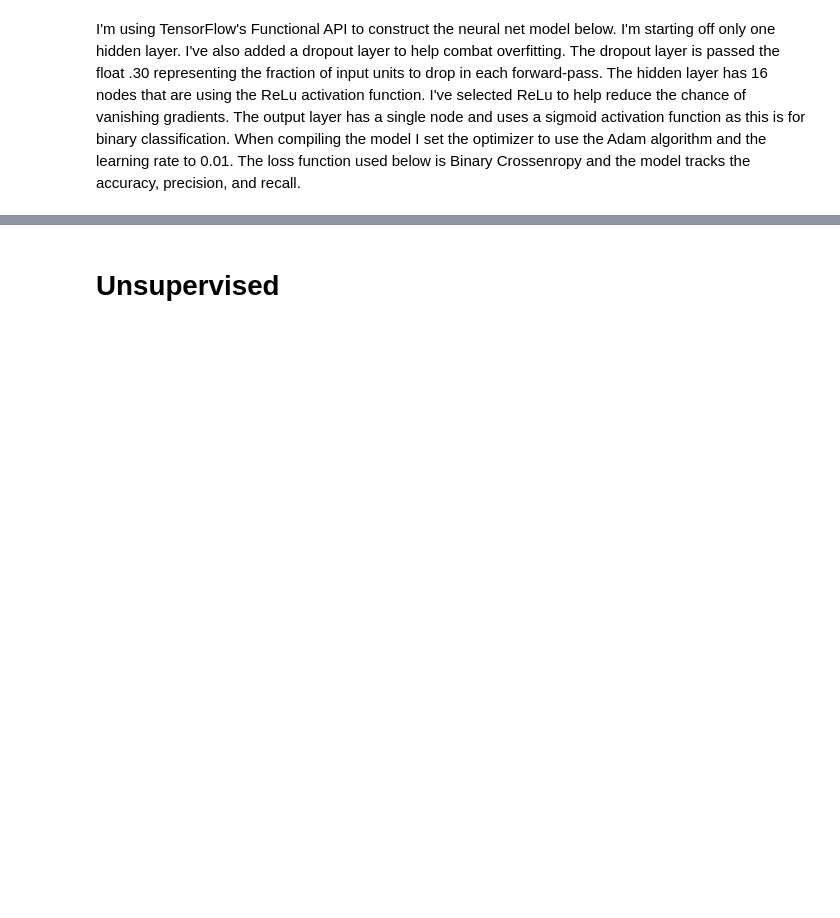
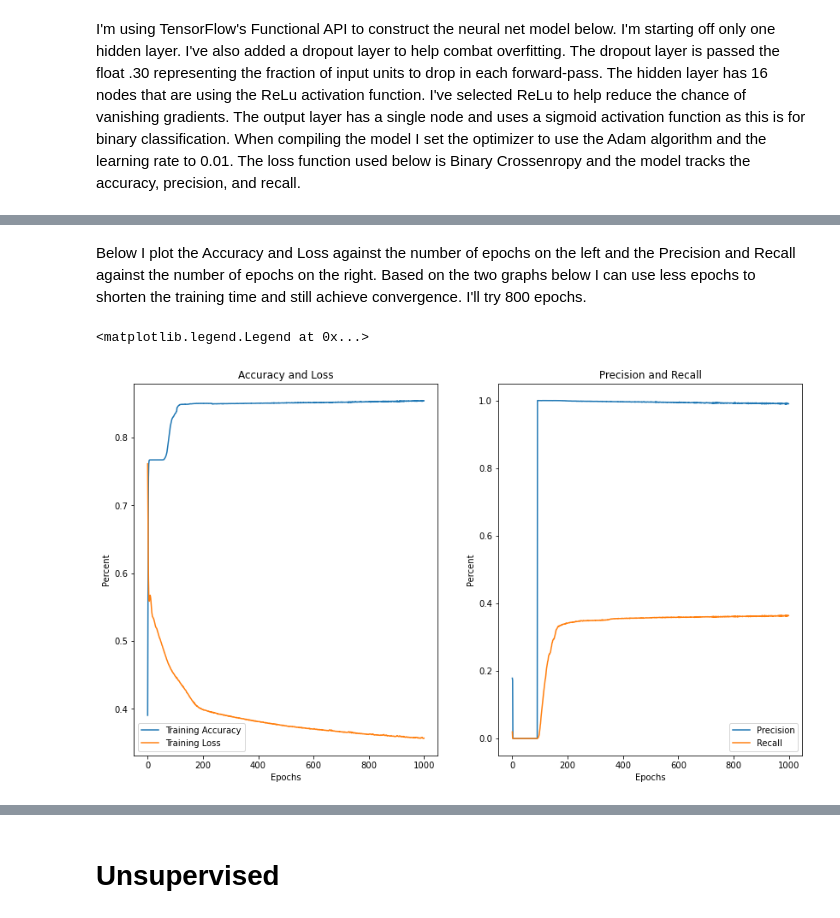
Before and after one commit to gradnerj/cs6600-class-project, a Jupyter notebook: cs5600-final-project.ipynb, the cells around one changed output, grey strips where cells are left out. Saved outputs shown, nothing was run; the diff lists cells and outputs as text; code cells hidden in the pictures; blank space fills up the shorter version.

```diff
--- a/cs5600-final-project.ipynb
+++ b/cs5600-final-project.ipynb
@@ -1097,28 +1153,33 @@ training_history.history.keys()
+# %% [markdown]
+Below I plot the Accuracy and Loss against the number of epochs on the left and the Precision and Recall against the number of epochs on the right. Based on the two graphs below I can use less epochs to shorten the training time and still achieve convergence. I'll try 800 epochs.
 # %%
 train_acc = training_history.history['accuracy']
 train_loss = training_history.history['loss']
 
-precision = training_history.history['precision']
-recall = training_history.history['recall']
+precision = training_history.history['precision_2']
+recall = training_history.history['recall_2']
 
 epochs_range = range(num_epochs.value())
 
 plt.figure(figsize=(14, 8))
 
 plt.subplot(1, 2, 1)
 plt.xlabel('Epochs')
 plt.ylabel('Percent')
 plt.plot(epochs_range, train_acc, label='Training Accuracy')
 plt.plot(epochs_range, train_loss, label='Training Loss')
 
 plt.title('Accuracy and Loss')
 plt.legend()
 
 plt.subplot(1, 2, 2)
 
 plt.plot(epochs_range, precision, label='Precision')
 plt.plot(epochs_range, recall, label='Recall')
 plt.xlabel('Epochs')
 plt.ylabel('Percent')
 plt.title('Precision and Recall')
 plt.legend()
+# %% [output]
+<matplotlib.legend.Legend at 0x...>
+[figure, added]
```
Also changed, not shown: parts of 54 cells of this notebook, 2 other files.
